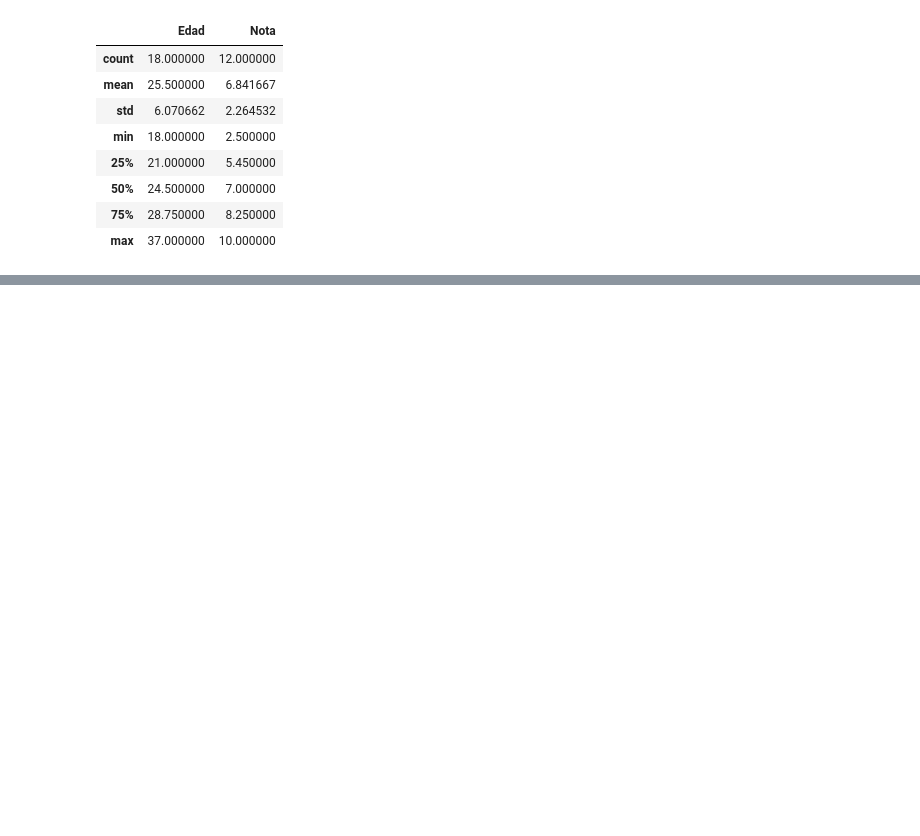
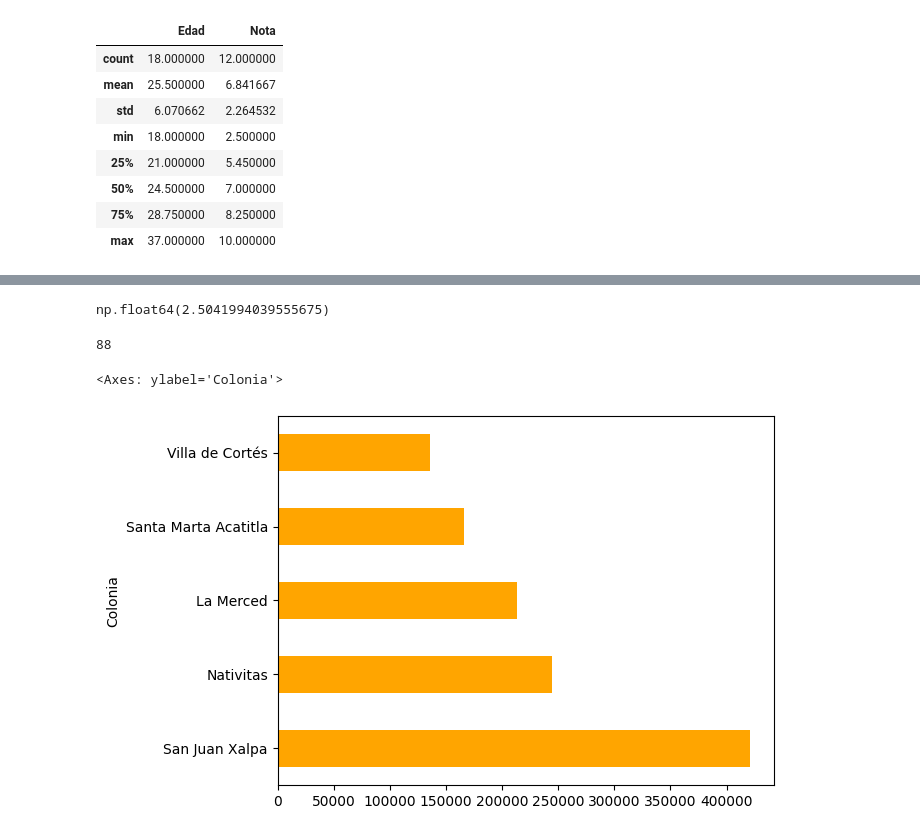
Before and after one commit to dscamacho333/Data_Science_Course, a Jupyter notebook: Pandas_Inmuebles_CDMX.ipynb, the cells around one changed output, grey strips where cells are left out. Drawn from its saved outputs; the diff is of its cells as text; code cells hidden in the pictures; blank space fills up the shorter version.

```diff
--- a/Pandas_Inmuebles_CDMX.ipynb
+++ b/Pandas_Inmuebles_CDMX.ipynb
@@ -344,0 +503,30 @@ alumni_dataframe.describe()
+# %%
+departamento_df['Habitaciones'].mean()
+
+# Ans: 2.5 habitaciones por depto
+# %% [output]
+np.float64(2.5041994039555675)
+# %%
+# Verificar cuántas colonias únicas existen en nuestra base de datos.
+
+len(
+    data.Colonia.unique()
+)
+
+# Ans: 88 colonias unicas
+# %% [output]
+88
+# %%
+# Analizar qué colonias tienen el promedio de alquiler más alto.
+
+colonias_df : pd.DataFrame = data.groupby('Colonia')['Valor'].mean().sort_values(ascending=False).head(5)
+# %%
+# Crear un gráfico de barras horizontales que muestre las 5 colonias con los promedios de alquiler más altos.
+
+colonias_df.plot(
+    kind='barh',
+    color='orange'
+)
+# %% [output]
+<Axes: ylabel='Colonia'>
+[figure, added]
```
Also changed, not shown: parts of 20 cells of this notebook.
